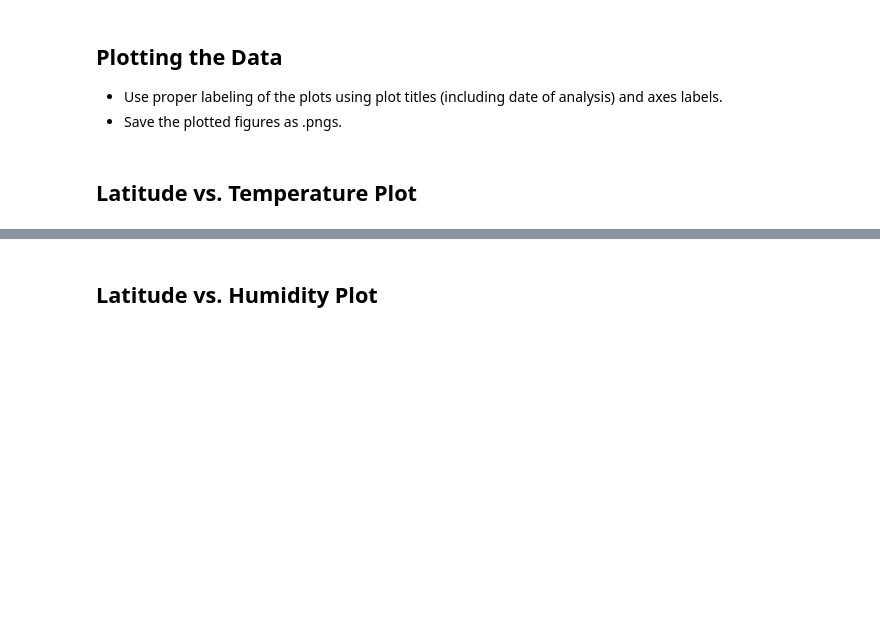
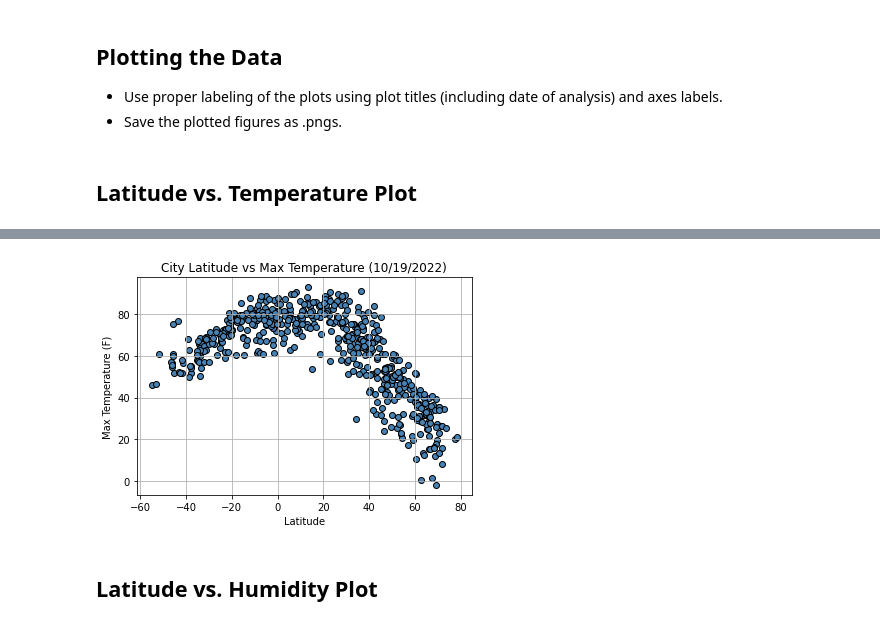
Before and after one commit to scheaton/python-api-challenge, a Jupyter notebook: WeatherPy/WeatherPy.ipynb, the cells around one changed output, grey strips where cells are left out. Saved outputs shown, nothing was run; the diff lists cells and outputs as text; code cells hidden in the pictures; blank space fills up the shorter version.

```diff
--- a/WeatherPy/WeatherPy.ipynb
+++ b/WeatherPy/WeatherPy.ipynb
@@ -78,0 +83,7 @@ Data Retrieval Complete
+# %%
+# Save config information.
+url = "http://api.openweathermap.org/data/2.5/weather?"
+units = "imperial"
+
+# Build partial query URL
+query_url = f"{url}appid={weather_api_key}&units={units}&q="
@@ -101,0 +143,15 @@ Data Retrieval Complete
+# %%
+cities_dict = {
+    "City": cities_found,
+    "Lat": lat,
+    "Lng": lon,
+    "Max Temp": temp_max,
+    "Humidity": humidity,
+    "Cloudiness": clouds,
+    "Wind Speed": wind_speed,
+    "Country": country,
+    "Date": dt
+}
+cities_data = pd.DataFrame(cities_dict).round(2)
+cities_data.to_csv("../output_data/cities.csv")
+cities_data
@@ -140,2 +203,14 @@ Int64Index([], dtype='int64')
+# %%
+x_values = cities_data['Lat']
+y_values = cities_data['Max Temp']
+plt.scatter(x_values,y_values, c='steelblue', edgecolor='black')
+plt.title("City Latitude vs Max Temperature (10/19/2022)")
+plt.xlabel('Latitude')
+plt.ylabel('Max Temperature (F)')
+plt.grid()
+plt.savefig("../output_data/Fig1_Lat_vs_Temp.png")
+plt.show()
+# %% [output]
+[figure, added]
 # %% [markdown]
 ## Latitude vs. Humidity Plot
```
Also changed, not shown: parts of 38 cells of this notebook, 17 other files.
